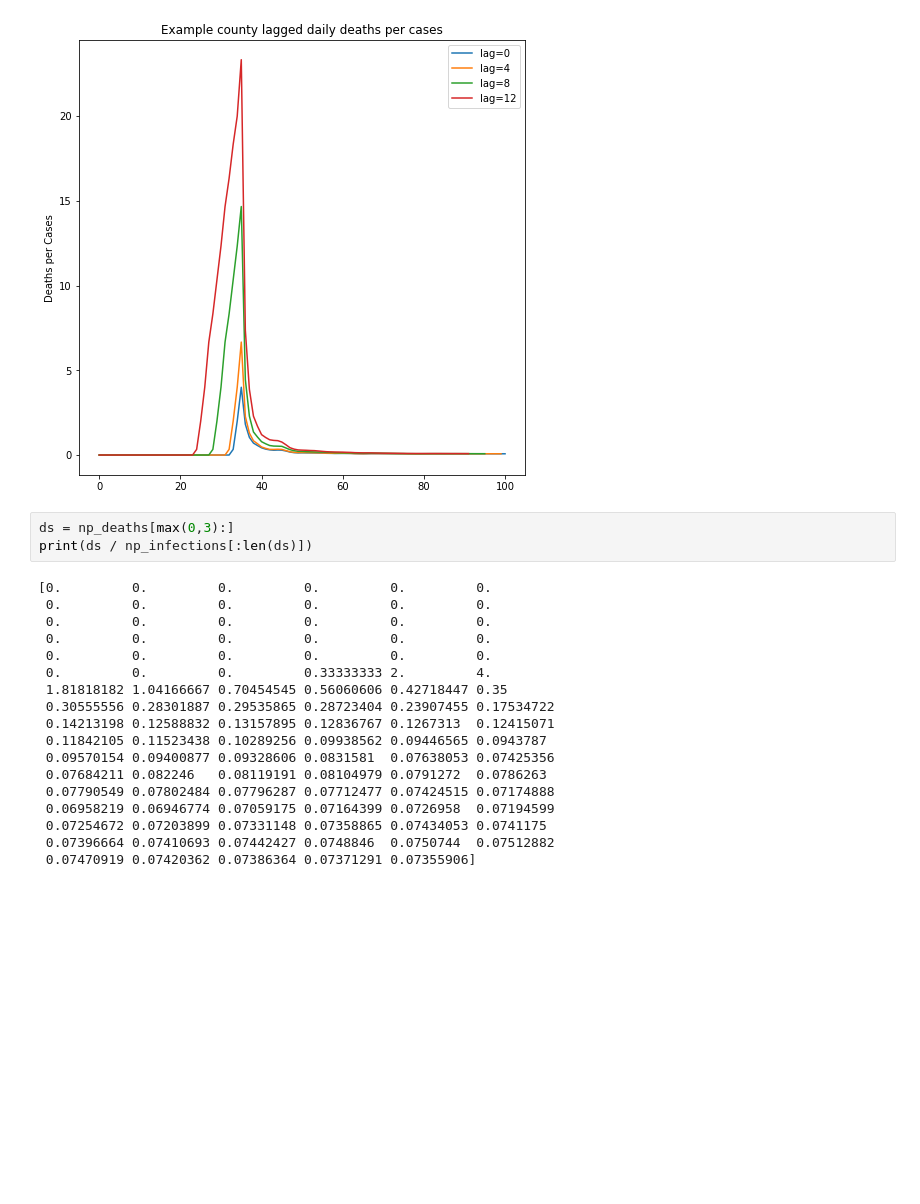
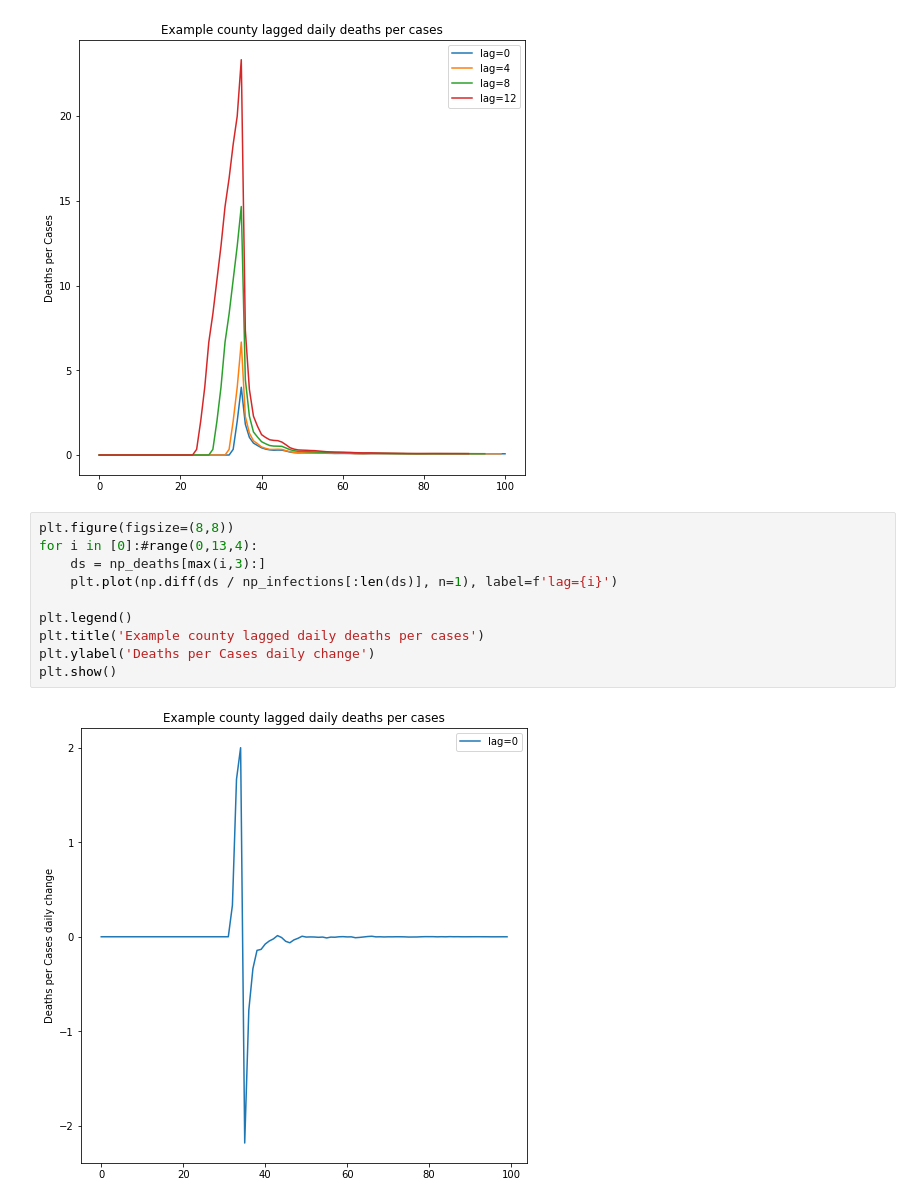
Before and after one commit to jhu-covid-optimization/covid-drivers, a Jupyter notebook: notebooks/08-rp-icu_bed_need.ipynb, the cells around one changed output. Cells and saved outputs as stored; diff of their text form; blank space fills up the shorter version.

```diff
--- a/notebooks/08-rp-icu_bed_need.ipynb
+++ b/notebooks/08-rp-icu_bed_need.ipynb
@@ -80,24 +80,15 @@ plt.ylabel('Deaths per Cases')
 plt.show()
 # %% [output]
 [figure]
-# %%
-ds = np_deaths[max(0,3):]
-print(ds / np_infections[:len(ds)])
-# %% [output]
-[0.         0.         0.         0.         0.         0.
- 0.         0.         0.         0.         0.         0.
- 0.         0.         0.         0.         0.         0.
- 0.         0.         0.         0.         0.         0.
- 0.         0.         0.         0.         0.         0.
- 0.         0.         0.         0.33333333 2.         4.
- 1.81818182 1.04166667 0.70454545 0.56060606 0.42718447 0.35
- 0.30555556 0.28301887 0.29535865 0.28723404 0.23907455 0.17534722
- 0.14213198 0.12588832 0.13157895 0.12836767 0.1267313  0.12415071
- 0.11842105 0.11523438 0.10289256 0.09938562 0.09446565 0.0943787
- 0.09570154 0.09400877 0.09328606 0.0831581  0.07638053 0.07425356
- 0.07684211 0.082246   0.08119191 0.08104979 0.0791272  0.0786263
- 0.07790549 0.07802484 0.07796287 0.07712477 0.07424515 0.07174888
- 0.06958219 0.06946774 0.07059175 0.07164399 0.0726958  0.07194599
- 0.07254672 0.07203899 0.07331148 0.07358865 0.07434053 0.0741175
- 0.07396664 0.07410693 0.07442427 0.0748846  0.0750744  0.07512882
- 0.07470919 0.07420362 0.07386364 0.07371291 0.07355906]
+# %%
+plt.figure(figsize=(8,8))
+for i in [0]:#range(0,13,4):
+    ds = np_deaths[max(i,3):]
+    plt.plot(np.diff(ds / np_infections[:len(ds)], n=1), label=f'lag={i}')
+
+plt.legend()
+plt.title('Example county lagged daily deaths per cases')
+plt.ylabel('Deaths per Cases daily change')
+plt.show()
+# %% [output]
+[figure, added]
```
Also changed, not shown: 1 other file.
